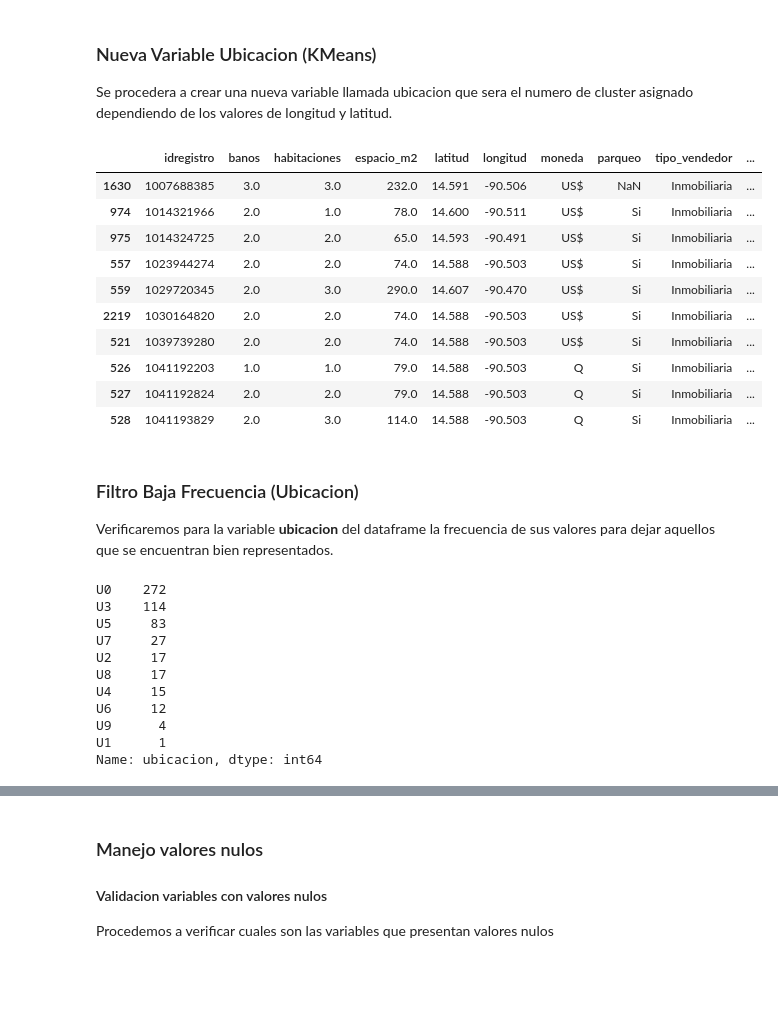
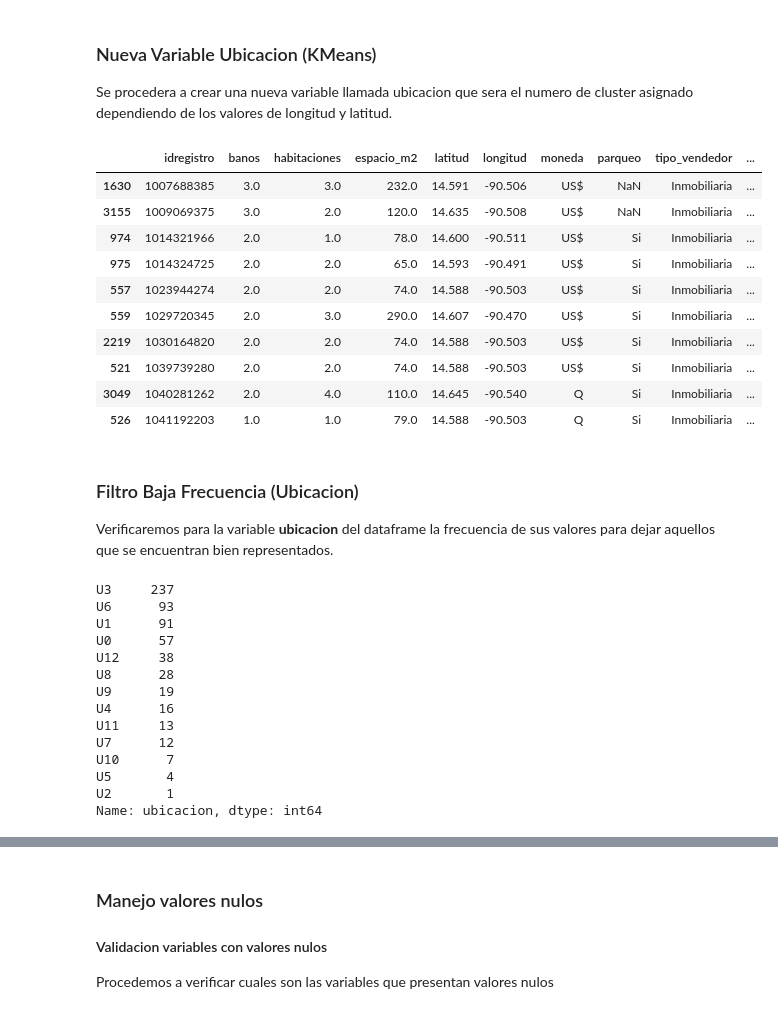
Before and after one commit to yadderace/ScrappingProject, a Jupyter notebook: Notebooks/Model Construction.ipynb, the cells around one changed output, grey strips where cells are left out. Saved outputs shown, nothing was run; the diff lists cells and outputs as text; code cells hidden in the pictures; blank space fills up the shorter version.

```diff
--- a/Notebooks/Model Construction.ipynb
+++ b/Notebooks/Model Construction.ipynb
@@ -141,32 +141,34 @@ Se procedera a crear una nueva variable llamada ubicacion que sera el numero de
 # %%
 # Seleccion de numero de clusters.
 # Nota: En Notebook Data Analysis podriamos identificar la cantidad de cluster por medio de elbow plot
-intKClusters = 10
+intKClusters = 13
 
 # Se obtienen los valores que se utilizaran para la construccion de modelo KMeans
 npUbicaciones = np.array(list(zip(dfFiltradoSet['longitud'],
                                   dfFiltradoSet['latitud']))).reshape(len(dfFiltradoSet['longitud']), 2)
 
 # Construccion del modelo
 kmeanModel = KMeans(n_clusters = intKClusters, max_iter = 2000).fit(npUbicaciones)
 
+
+
 # Asignacion de clusters a registros
-dfFiltradoSet['ubicacion'] =["U" + str(ubicacion) for ubicacion in kmeanModel.labels_]
+dfFiltradoSet['ubicacion'] = ["U" + str(ubicacion) for ubicacion in kmeanModel.labels_]
 
 # Verificacion de la nueva columna
 dfFiltradoSet.head(10)
 # %% [output]
 |  | idregistro | banos | habitaciones | espacio_m2 | latitud | longitud | moneda | parqueo | tipo_vendedor | ... |
 | 1630 | 1007688385 | 3.0 | 3.0 | 232.0 | 14.591 | -90.506 | US$ | NaN | Inmobiliaria | ... |
+| 3155 | 1009069375 | 3.0 | 2.0 | 120.0 | 14.635 | -90.508 | US$ | NaN | Inmobiliaria | ... |
 | 974 | 1014321966 | 2.0 | 1.0 | 78.0 | 14.600 | -90.511 | US$ | Si | Inmobiliaria | ... |
 | 975 | 1014324725 | 2.0 | 2.0 | 65.0 | 14.593 | -90.491 | US$ | Si | Inmobiliaria | ... |
 | 557 | 1023944274 | 2.0 | 2.0 | 74.0 | 14.588 | -90.503 | US$ | Si | Inmobiliaria | ... |
 | 559 | 1029720345 | 2.0 | 3.0 | 290.0 | 14.607 | -90.470 | US$ | Si | Inmobiliaria | ... |
 | 2219 | 1030164820 | 2.0 | 2.0 | 74.0 | 14.588 | -90.503 | US$ | Si | Inmobiliaria | ... |
 | 521 | 1039739280 | 2.0 | 2.0 | 74.0 | 14.588 | -90.503 | US$ | Si | Inmobiliaria | ... |
+| 3049 | 1040281262 | 2.0 | 4.0 | 110.0 | 14.645 | -90.540 | Q | Si | Inmobiliaria | ... |
 | 526 | 1041192203 | 1.0 | 1.0 | 79.0 | 14.588 | -90.503 | Q | Si | Inmobiliaria | ... |
-| 527 | 1041192824 | 2.0 | 2.0 | 79.0 | 14.588 | -90.503 | Q | Si | Inmobiliaria | ... |
-| 528 | 1041193829 | 2.0 | 3.0 | 114.0 | 14.588 | -90.503 | Q | Si | Inmobiliaria | ... |
 # %% [markdown]
 ### Filtro Baja Frecuencia (Ubicacion)
 
@@ -175,14 +177,17 @@ Verificaremos para la variable **ubicacion** del dataframe la frecuencia de sus
 srFreqUbicacion = pd.Series(dfFiltradoSet['ubicacion']).value_counts()
 srFreqUbicacion
 # %% [output]
-U0    272
-U3    114
-U5     83
-U7     27
-U2     17
-U8     17
-U4     15
-U6     12
-U9      4
-U1      1
+U3     237
+U6      93
+U1      91
+U0      57
+U12     38
+U8      28
+U9      19
+U4      16
+U11     13
+U7      12
+U10      7
+U5       4
+U2       1
 Name: ubicacion, dtype: int64
```
Also changed, not shown: parts of 21 cells of this notebook.
